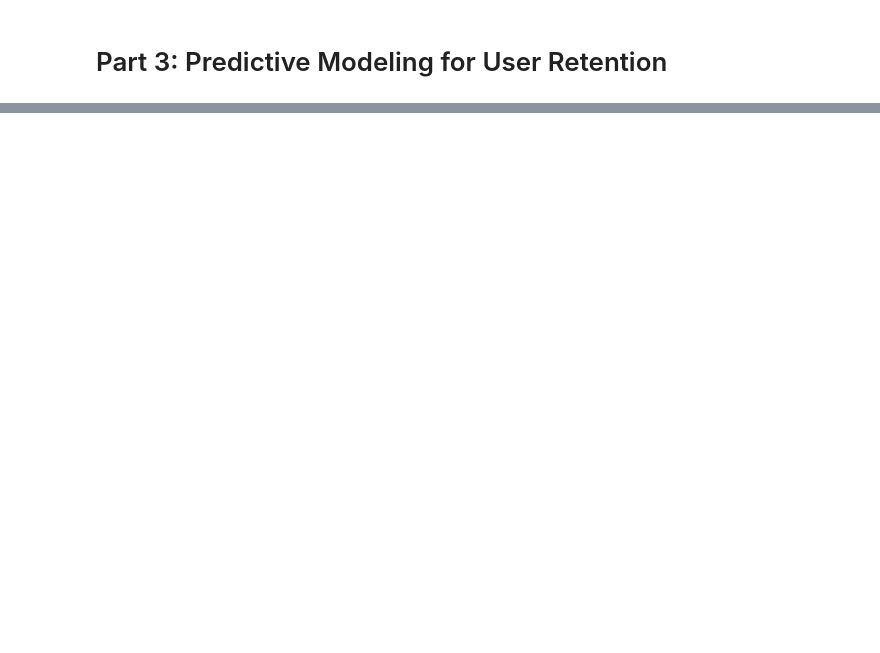
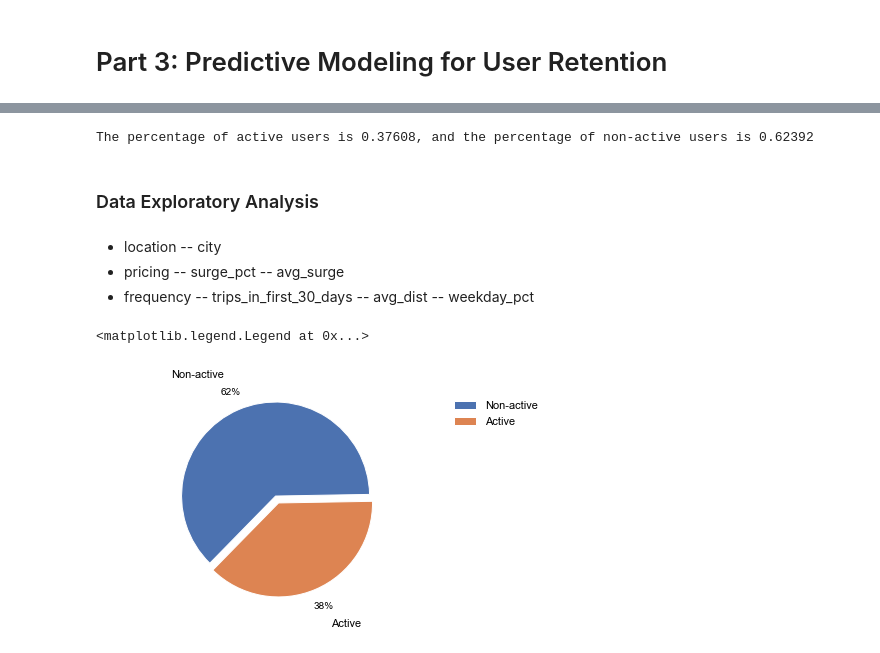
Before and after one commit to dorislin27/Springboard_Data_Sceicne_Track, a Jupyter notebook: ultimate_challenge/Ultimate_Challenge.ipynb, the cells around one changed output, grey strips where cells are left out. Drawn from its saved outputs; the diff is of its cells as text; code cells hidden in the pictures; blank space fills up the shorter version.

Commit message:
update predictive modeling for user retention

```diff
--- a/ultimate_challenge/Ultimate_Challenge.ipynb
+++ b/ultimate_challenge/Ultimate_Challenge.ipynb
@@ -169,0 +243,15 @@ However, a toll bridge, with a two-way toll, between the two cities causes drive
+# %%
+# conver data type
+df.last_trip_date = pd.to_datetime(df.last_trip_date)
+df.signup_date = pd.to_datetime(df.signup_date)
+# %%
+# create the target variable: retained (if users take a trip in the preceding 30 days are considered valid)
+
+# compute the most recent date
+last_day = max(df['last_trip_date'])
+cut_off = last_day - pd.Timedelta('30 days')
+print ('The data is collected at {} and the cut of date is {}'.format(last_day,cut_off))
+
+# check if a user uses the service in the preceding 30 days, valid user assign 1 and invalid assign 0
+df['retained'] = df['last_trip_date'].apply(lambda x: True if x >= cut_off else False)
+df['retained'] = df['retained'].astype(int)
@@ -169,0 +260,40 @@ However, a toll bridge, with a two-way toll, between the two cities causes drive
+# %%
+# evaluate the distribution of active and non-active user
+active = df[df['retained'] == 1]
+non_active = df[df['retained'] == 0]
+active_perc = len(active)/ df.shape[0]
+nonactive_perc = len(non_active)/ df.shape[0]
+print ('The percentage of active users is {}, and the percentage of non-active users is {}'.format(active_perc, nonactive_perc))
+# %% [output]
+The percentage of active users is 0.37608, and the percentage of non-active users is 0.62392
+# %% [markdown]
+### Data Exploratory Analysis
+# %% [markdown]
+- location
+-- city
+- pricing
+-- surge_pct
+-- avg_surge
+- frequency
+-- trips_in_first_30_days
+-- avg_dist
+-- weekday_pct
+# %%
+# The distribution of non-active and active users
+plt.rcParams['xtick.color'] = 'black'
+plt.rcParams['ytick.color'] = 'black'
+plt.rcParams['text.color'] = 'black'
+
+fig, ax = plt.subplots()
+percentages = [nonactive_perc, active_perc]
+labels = ['Non-active',  'Active']
+explode=(0.08,0)
+ax.pie(percentages, explode = explode, labels = labels,
+       autopct='%1.0f%%',
+       shadow = False, startangle=1,
+       pctdistance = 1.2,labeldistance = 1.4)
+ax.axis('equal') # Equal aspect ratio ensures that pie is drawn as a circle.
+ax.legend(frameon= False, bbox_to_anchor = (1,1))
+# %% [output]
+<matplotlib.legend.Legend at 0x...>
+[figure, added]
```
Also changed, not shown: parts of 21 cells of this notebook.
